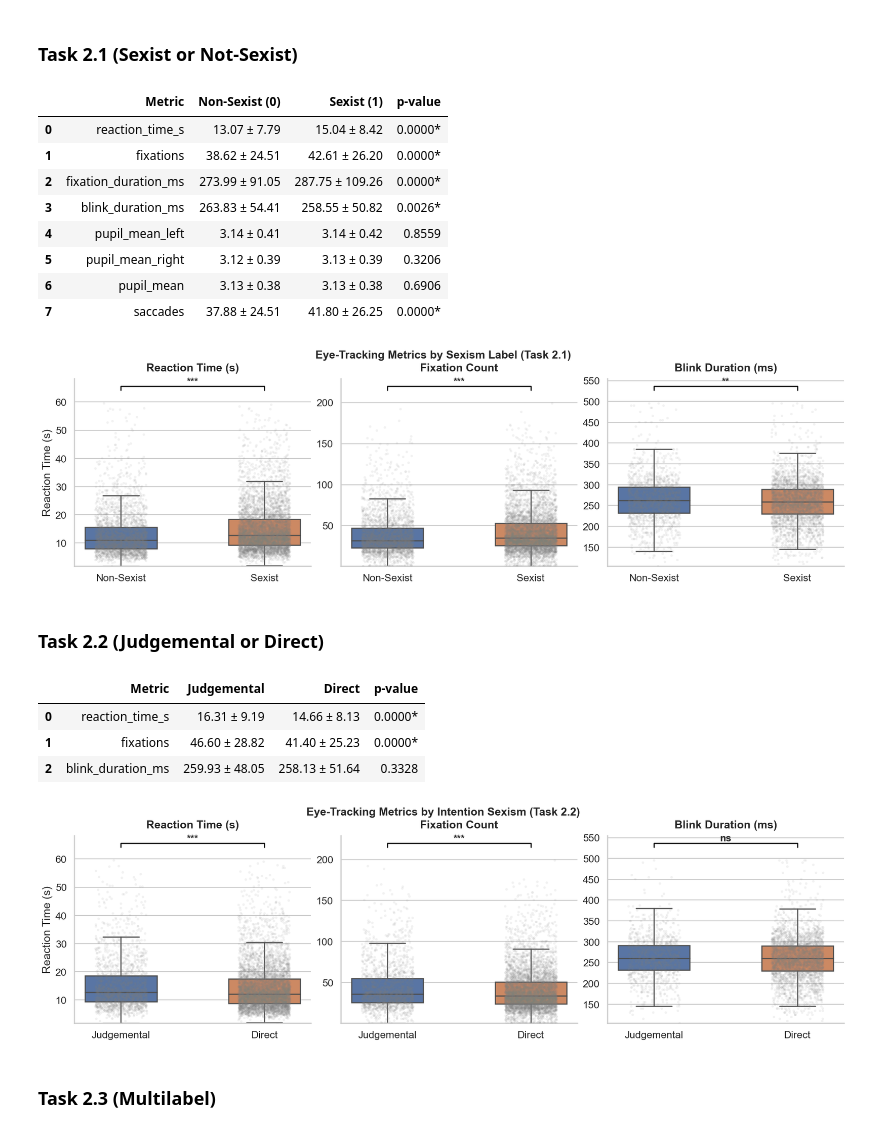
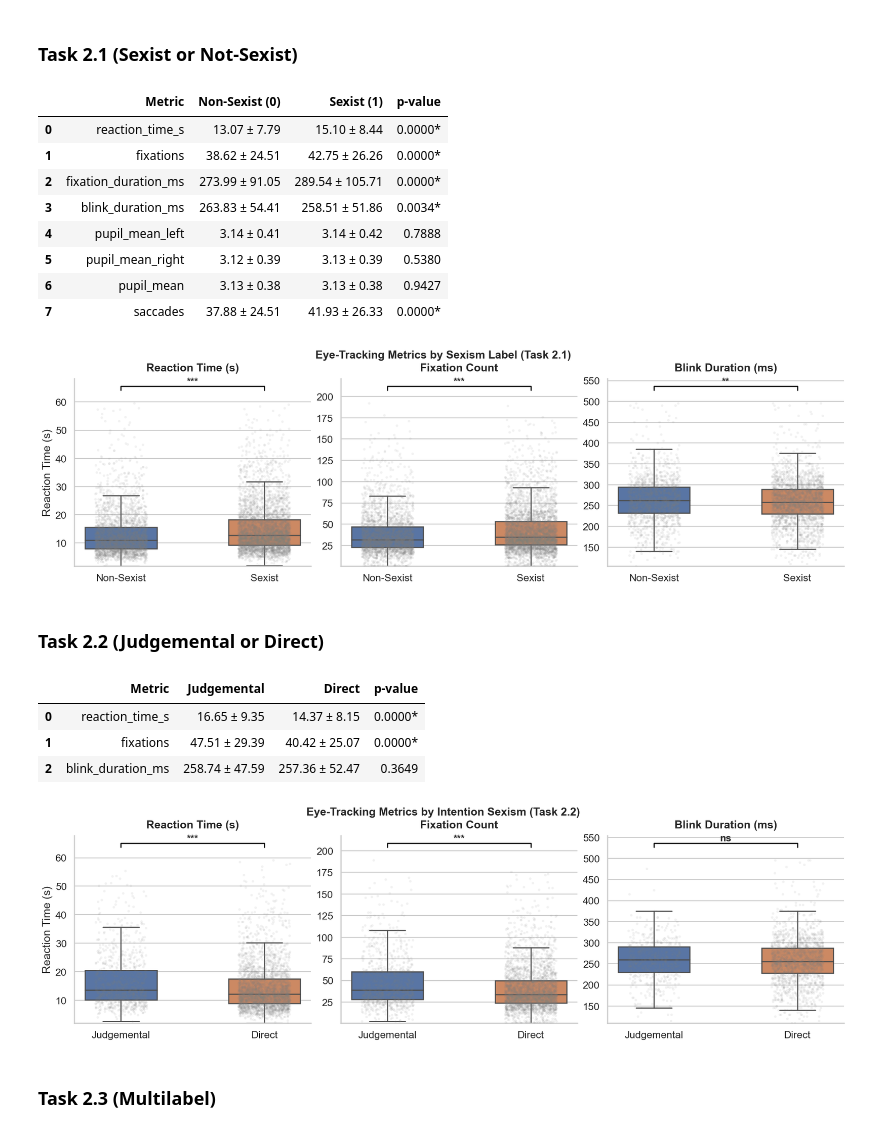
Before and after one commit to DBlassio/multimodal-exist, a Jupyter notebook: notebooks/01_Sensorial_Analysis.ipynb, the cells around one changed output. Drawn from its saved outputs; the diff is of its cells as text; code cells hidden in the pictures.

```diff
--- a/notebooks/01_Sensorial_Analysis.ipynb
+++ b/notebooks/01_Sensorial_Analysis.ipynb
@@ -56,9 +56,11 @@ def flatten_et(df):
 
                 # labels
                 "task21_hard": row["task21_hard"],
+                "task21_valid": row["task21_valid_hard"],
                 "task22_hard": row["task22_hard"],
                 "task22_valid": row["task22_valid_hard"],
                 "task23_hard": row["task23_hard"],
+                "task23_valid": row["task23_valid_hard"],
 
                 # features ET
                 **feats}
@@ -197,7 +199,7 @@ metrics = ["reaction_time_s", "fixations", "fixation_duration_ms",
            "blink_duration_ms","pupil_mean_left","pupil_mean_right",
            "pupil_mean","saccades"]
 table_task21 = compute_table(
-    et_df,
+    et_df[et_df["task21_valid"] == True],  # Only valid samples
     group_col="task21_hard",
     group_names=(0, 1),  # 0 = non-sexist, 1 = sexist
     metrics=metrics)
@@ -206,20 +208,20 @@ table_task21.columns = ["Metric", "Non-Sexist (0)", "Sexist (1)", "p-value"]
 table_task21
 # %% [output]
 |  | Metric | Non-Sexist (0) | Sexist (1) | p-value |
-| 0 | reaction_time_s | 13.07 ± 7.79 | 15.04 ± 8.42 | 0.0000* |
-| 1 | fixations | 38.62 ± 24.51 | 42.61 ± 26.20 | 0.0000* |
-| 2 | fixation_duration_ms | 273.99 ± 91.05 | 287.75 ± 109.26 | 0.0000* |
-| 3 | blink_duration_ms | 263.83 ± 54.41 | 258.55 ± 50.82 | 0.0026* |
-| 4 | pupil_mean_left | 3.14 ± 0.41 | 3.14 ± 0.42 | 0.8559 |
-| 5 | pupil_mean_right | 3.12 ± 0.39 | 3.13 ± 0.39 | 0.3206 |
-| 6 | pupil_mean | 3.13 ± 0.38 | 3.13 ± 0.38 | 0.6906 |
-| 7 | saccades | 37.88 ± 24.51 | 41.80 ± 26.25 | 0.0000* |
+| 0 | reaction_time_s | 13.07 ± 7.79 | 15.10 ± 8.44 | 0.0000* |
+| 1 | fixations | 38.62 ± 24.51 | 42.75 ± 26.26 | 0.0000* |
+| 2 | fixation_duration_ms | 273.99 ± 91.05 | 289.54 ± 105.71 | 0.0000* |
+| 3 | blink_duration_ms | 263.83 ± 54.41 | 258.51 ± 51.86 | 0.0034* |
+| 4 | pupil_mean_left | 3.14 ± 0.41 | 3.14 ± 0.42 | 0.7888 |
+| 5 | pupil_mean_right | 3.12 ± 0.39 | 3.13 ± 0.39 | 0.5380 |
+| 6 | pupil_mean | 3.13 ± 0.38 | 3.13 ± 0.38 | 0.9427 |
+| 7 | saccades | 37.88 ± 24.51 | 41.93 ± 26.33 | 0.0000* |
 # %%
 #Boxplots compared by task21_hard (sexism label) for the selected metrics, with significance annotations based on Mann-Whitney U test.
 metrics = ["reaction_time_s", "fixations", "blink_duration_ms"]
 label_map = {0: "Non-Sexist",1: "Sexist"}
 
-plot_df = et_df.copy()
+plot_df = et_df[et_df["task21_valid"] == True].copy()
 plot_df["task21_label"] = plot_df["task21_hard"].map(label_map)
 order = ["Non-Sexist", "Sexist"]
 
@@ -281,11 +283,11 @@ for ax, m in zip(axes, metrics):
 fig.suptitle("Eye-Tracking Metrics by Sexism Label (Task 2.1)", fontsize=18, fontweight="bold", y=1.05)
 plt.show()
 # %% [output]
-[figure, old version]
+[figure, new version]
 # %% [markdown]
 ### Task 2.2 (Judgemental or Direct)
 # %%
-et_task22 = et_df[et_df["task21_hard"] == 1]
+et_task22 = et_df[et_df["task22_valid"] == True]
 
 table_task22 = compute_table(
     et_task22,
@@ -296,15 +298,15 @@ table_task22.columns = ["Metric", "Judgemental", "Direct", "p-value"]
 table_task22
 # %% [output]
 |  | Metric | Judgemental | Direct | p-value |
-| 0 | reaction_time_s | 16.31 ± 9.19 | 14.66 ± 8.13 | 0.0000* |
-| 1 | fixations | 46.60 ± 28.82 | 41.40 ± 25.23 | 0.0000* |
-| 2 | blink_duration_ms | 259.93 ± 48.05 | 258.13 ± 51.64 | 0.3328 |
+| 0 | reaction_time_s | 16.65 ± 9.35 | 14.37 ± 8.15 | 0.0000* |
+| 1 | fixations | 47.51 ± 29.39 | 40.42 ± 25.07 | 0.0000* |
+| 2 | blink_duration_ms | 258.74 ± 47.59 | 257.36 ± 52.47 | 0.3649 |
 # %%
 #Boxplots compared by task21_hard (sexism label) for the selected metrics, with significance annotations based on Mann-Whitney U test.
 metrics = ["reaction_time_s", "fixations", "blink_duration_ms"]
 label_map = {0: "Judgemental",1: "Direct"}
 
-plot_df = et_df.copy()
+plot_df = et_task22.copy()
 plot_df["task22_label"] = plot_df["task22_hard"].map(label_map)
 order = ["Judgemental", "Direct"]
 
@@ -340,34 +342,34 @@ def add_significance(ax, data, x_col, y_col, order):
 
     ax.plot([0, 0, 1, 1], [y, y+h*0.3, y+h*0.3, y], lw=1.8, c="black")
     ax.text(0.5, y+h*0.35, stars, ha="center", va="bottom", fontsize=16, fontweight="bold")
     ax.set_ylim(y_min, y + h*0.9)
 
     return p
 
 for ax, m in zip(axes, metrics):
     sub = plot_df[["task22_label", m]].dropna()
 
     sns.boxplot(data=sub,x="task22_label",y=m,order=order,ax=ax,width=0.5,showfliers=False,linewidth=1.8)
     sns.stripplot(data=sub,x="task22_label",y=m,order=order,ax=ax,color="grey",alpha=0.1,size=4,jitter=0.18)
 
     add_significance(ax, sub, "task22_label", m, order)
 
 
     titles = {"reaction_time_s": "Reaction Time (s)",
         "blink_duration_ms": "Blink Duration (ms)",
         "fixations": "Fixation Count",
         "saccades": "Saccade Count"}.get(m, m)
 
     ax.set_title(titles, fontweight="bold", pad=12)
     ax.set_xlabel("")
     ax.set_ylabel(titles if ax == axes[0] else "")
     ax.spines["top"].set_visible(False)
     ax.spines["right"].set_visible(False)
 
 fig.suptitle("Eye-Tracking Metrics by Intention Sexism (Task 2.2)", fontsize=18, fontweight="bold", y=1.05)
 plt.show()
 # %% [output]
-[figure, old version]
+[figure, new version]
 # %% [markdown]
 ### Task 2.3 (Multilabel)
 # %%
```
Also changed, not shown: parts of 20 cells of this notebook, 1 other file.
